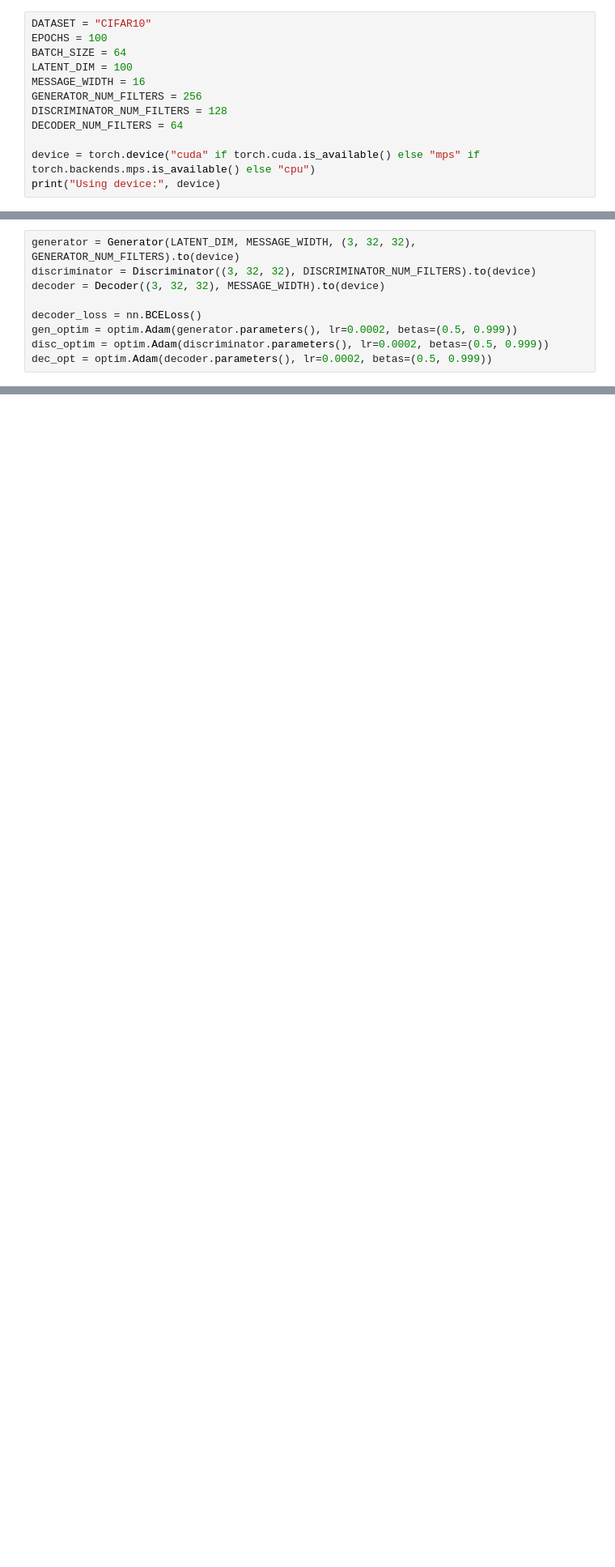
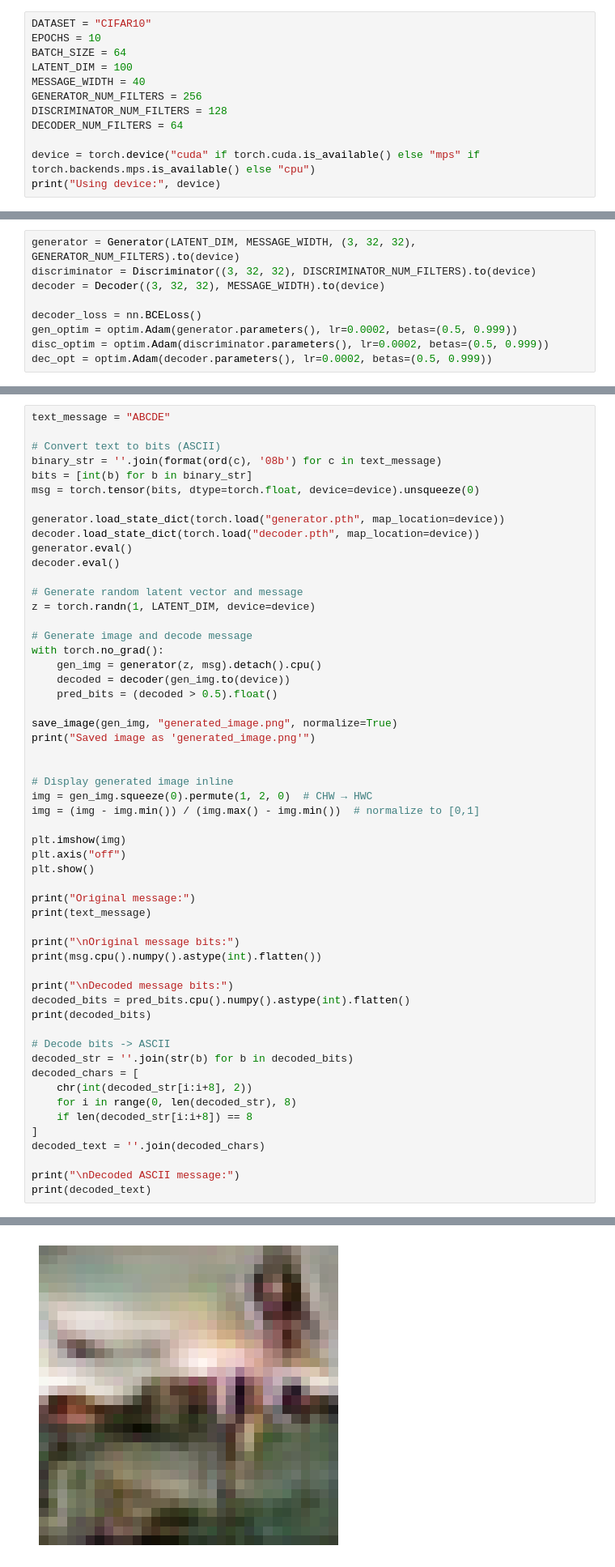
Before and after one commit to jameel-maayah/invisiGAN, a Jupyter notebook: train.ipynb, the cells around one changed output, grey strips where cells are left out. Shown at 81% size. Drawn from its saved outputs; the diff is of its cells as text; blank space fills up the shorter version.

Commit message:
saves weights and inference cells

```diff
--- a/train.ipynb
+++ b/train.ipynb
@@ -12,10 +14,10 @@ from torch.utils.data import DataLoader
 %matplotlib inline
 # %%
 DATASET = "CIFAR10"
-EPOCHS = 100
+EPOCHS = 10
 BATCH_SIZE = 64
 LATENT_DIM = 100
-MESSAGE_WIDTH = 16
+MESSAGE_WIDTH = 40
 GENERATOR_NUM_FILTERS = 256
 DISCRIMINATOR_NUM_FILTERS = 128
 DECODER_NUM_FILTERS = 64
@@ -189,0 +248,56 @@ show_samples()
+# %%
+text_message = "ABCDE"
+
+# Convert text to bits (ASCII)
+binary_str = ''.join(format(ord(c), '08b') for c in text_message)
+bits = [int(b) for b in binary_str]
+msg = torch.tensor(bits, dtype=torch.float, device=device).unsqueeze(0)
+
+generator.load_state_dict(torch.load("generator.pth", map_location=device))
+decoder.load_state_dict(torch.load("decoder.pth", map_location=device))
+generator.eval()
+decoder.eval()
+
+# Generate random latent vector and message
+z = torch.randn(1, LATENT_DIM, device=device)
+
+# Generate image and decode message
+with torch.no_grad():
+    gen_img = generator(z, msg).detach().cpu()
+    decoded = decoder(gen_img.to(device))
+    pred_bits = (decoded > 0.5).float()
+
+save_image(gen_img, "generated_image.png", normalize=True)
+print("Saved image as 'generated_image.png'")
+
+
+# Display generated image inline
+img = gen_img.squeeze(0).permute(1, 2, 0)  # CHW → HWC
+img = (img - img.min()) / (img.max() - img.min())  # normalize to [0,1]
+
+plt.imshow(img)
+plt.axis("off")
+plt.show()
+
+print("Original message:")
+print(text_message)
+
+print("\nOriginal message bits:")
+print(msg.cpu().numpy().astype(int).flatten())
+
+print("\nDecoded message bits:")
+decoded_bits = pred_bits.cpu().numpy().astype(int).flatten()
+print(decoded_bits)
+
+# Decode bits -> ASCII
+decoded_str = ''.join(str(b) for b in decoded_bits)
+decoded_chars = [
+    chr(int(decoded_str[i:i+8], 2))
+    for i in range(0, len(decoded_str), 8)
+    if len(decoded_str[i:i+8]) == 8
+]
+decoded_text = ''.join(decoded_chars)
+
+print("\nDecoded ASCII message:")
+print(decoded_text)
+# %% [output]
@@ -189,0 +305 @@ show_samples()
+[figure, added]
```
Also changed, not shown: parts of 7 cells of this notebook, 1 other file.
